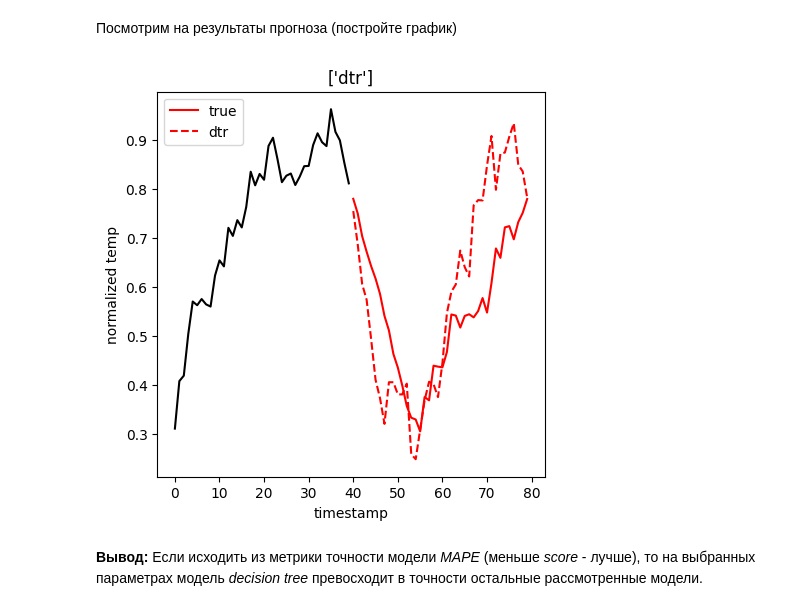
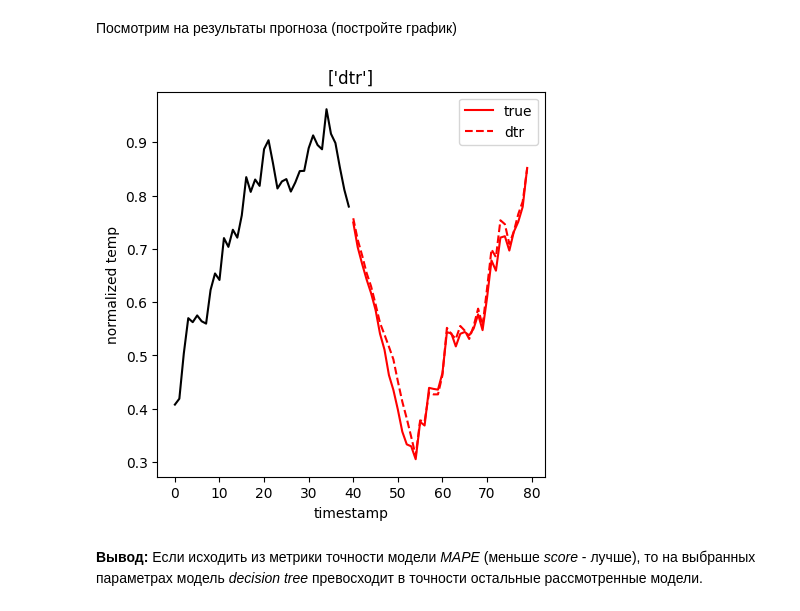
Before and after one commit to BROsandr/IUS, a Jupyter notebook: lab6/Lab6_task.ipynb, the cells around one changed output. Drawn from its saved outputs; the diff is of its cells as text; code cells hidden in the pictures.

```diff
--- a/lab6/Lab6_task.ipynb
+++ b/lab6/Lab6_task.ipynb
@@ -249,8 +248,8 @@ def train(model, model_name, evaluate, kfold, X, y):
     print('Train model: '+model_name)
     scores = []
     for train_index, test_index in kfold.split(X):
-        X_train, X_test = X.loc[train_index], X.loc[test_index]
-        y_train, y_test = y.loc[train_index], y.loc[test_index]
+        X_train, X_test = X[train_index], X[test_index]
+        y_train, y_test = y[train_index], y[test_index]
         model.fit(X_train, y_train)
         y_pred = model.predict(X_test)
         score = evaluate(y_pred, y_test)
@@ -497,5 +496,5 @@ Score:  0.07482457836550899
 # %%
-svr = SVR(C=1, kernel='poly', gamma='auto')
+svr = SVR(C=1, kernel='linear', gamma='auto')
 
 score = train(svr, 'svr', regr_mape, kf, X, y)
 scores['svr'] = score
@@ -508,7 +507,7 @@ Mean score = 0.08389
 Посмотрим на результаты прогноза (постройте график)
 # %%
 # Напишите свой код здесь
-y_pred = [seq_forecast(svr, X.iloc[0].copy(), df.loc[2+seq_length:1+2*seq_length, 'mode'])]
-plot_forecast(X[0][:seq_length], X.iloc[seq_length][:seq_length], y_pred,
+y_pred = [seq_forecast(svr, X[0].copy(), df.loc[2+seq_length:1+2*seq_length, 'mode'])]
+plot_forecast(X[0][:seq_length], X[seq_length][:seq_length], y_pred,
         ['svr'], colors=['black', 'red', 'red'])
 # %% [output]
@@ -584,5 +582,5 @@ print(optimum_dtr)
 # %%
-dtr = DecisionTreeRegressor(max_depth=50, min_samples_split=2, min_samples_leaf=1, random_state=0)
+dtr = DecisionTreeRegressor(max_depth=10, min_samples_split=40, min_samples_leaf=1, random_state=0)
 score = train(dtr, 'decision tree', regr_mape, kf, X, y)
 scores['decision tree'] = score
 # %% [output]
@@ -594,11 +592,11 @@ Mean score = 0.06472
 Посмотрим на результаты прогноза (постройте график)
 # %%
 # Напишите свой код здесь
-y_pred = [seq_forecast(dtr, X.iloc[0].copy(), df.loc[2+seq_length:1+2*seq_length, 'mode'])]
-plot_forecast(X[0][:seq_length], X.iloc[seq_length][:seq_length], y_pred,
+y_pred = [seq_forecast(dtr, X[0].copy(), df.loc[2+seq_length:1+2*seq_length, 'mode'])]
+plot_forecast(X[0][:seq_length], X[seq_length][:seq_length], y_pred,
         ['dtr'], colors=['black', 'red', 'red'])
 # %% [output]
-[figure, old version]
+[figure, new version]
 # %% [markdown]
 **Вывод:** Если исходить из метрики точности модели *MAPE* (меньше *score* - лучше), то на выбранных
 параметрах модель *decision tree* превосходит в точности остальные рассмотренные модели.
```
Also changed, not shown: parts of 19 cells of this notebook.
